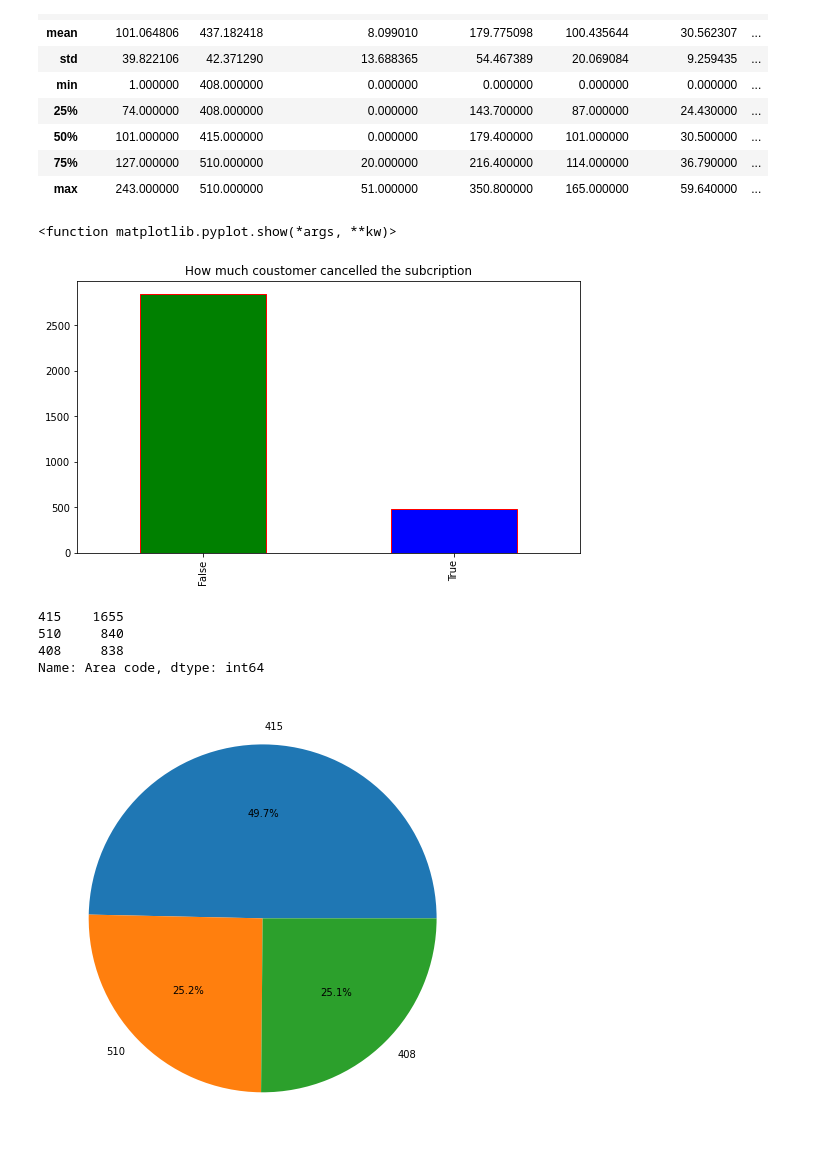
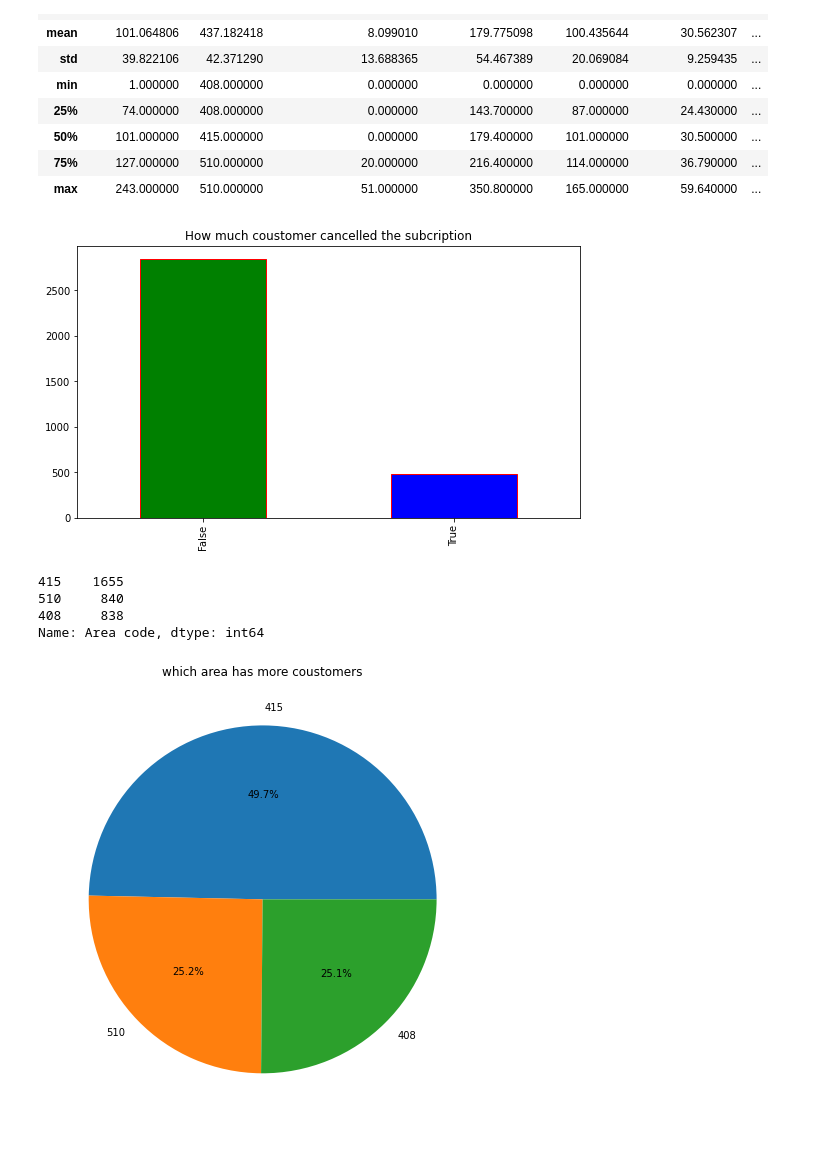
Before and after one commit to vasu122002/Telecom_Churn_Analysis, a Jupyter notebook: Telecom_Churn_Analysis_Capstone_Project.ipynb, the cells around one changed output. Drawn from its saved outputs; the diff is of its cells as text; code cells hidden in the pictures.

```diff
--- a/Telecom_Churn_Analysis_Capstone_Project.ipynb
+++ b/Telecom_Churn_Analysis_Capstone_Project.ipynb
@@ -66,9 +66,8 @@ data.describe()
 plt.figure(figsize  = (9,5))
 data['Churn'].value_counts().plot(kind  = 'bar',color  = ['green' , 'blue'] , edgecolor  = 'red')
 plt.title('How much coustomer cancelled the subcription')
-plt.show
+plt.show()
 # %% [output]
-<function matplotlib.pyplot.show(*args, **kw)>
 [figure]
 # %%
 data['Area code'].value_counts()
@@ -80,8 +79,8 @@ Name: Area code, dtype: int64
 # %%
 label  =  data['Area code'].value_counts().index
 plt.figure(figsize  = (8,8))
 plt.pie(data['Area code'].value_counts(), labels  = label , autopct  = '%2.1f%%')
-plt.title()
+plt.title('which area has more coustomers')
 plt.show()
 # %% [output]
-[figure, old version]
+[figure, new version]
```
Also changed, not shown: parts of 9 cells of this notebook.
